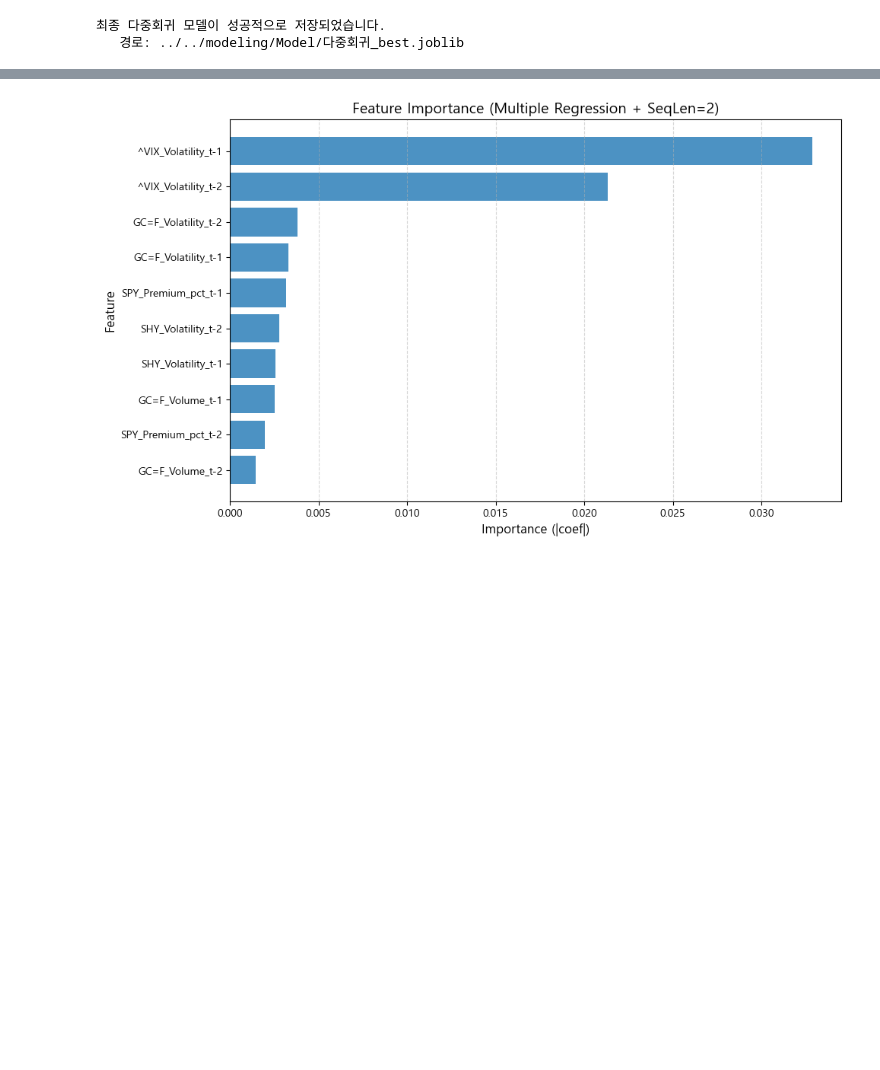
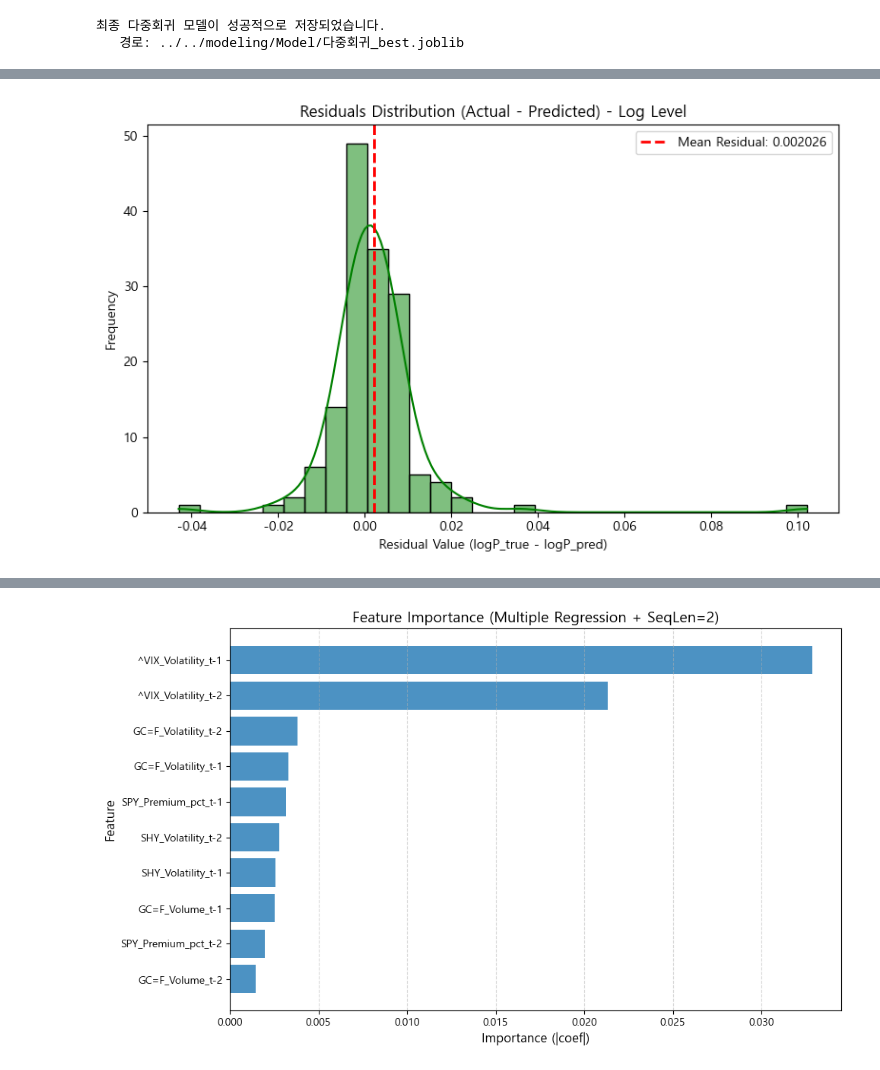
Before and after one commit to sooieong/SP500_Prediction, a Jupyter notebook: 버전2(SPY)/modeling/머신러닝/log_다중회귀.ipynb, the cells around one changed output, grey strips where cells are left out. Drawn from its saved outputs; the diff is of its cells as text; code cells hidden in the pictures; blank space fills up the shorter version.

```diff
--- a/버전2(SPY)/modeling/머신러닝/log_다중회귀.ipynb
+++ b/버전2(SPY)/modeling/머신러닝/log_다중회귀.ipynb
@@ -725,0 +757,27 @@ print(f"   경로: {model_path}")
+# %%
+# ============================================================
+# 2) Residuals Histogram (log-level 기준)
+# ============================================================
+
+import seaborn as sns
+
+# 잔차 계산
+residuals_log = log_true_seq - log_pred_seq
+
+plt.figure(figsize=(8, 5))
+sns.histplot(residuals_log, bins=30, kde=True, color='green', edgecolor='black')
+
+plt.title("Residuals Distribution (Actual - Predicted) - Log Level")
+plt.xlabel("Residual Value (logP_true - logP_pred)")
+plt.ylabel("Frequency")
+
+# 잔차 평균선 표시
+mean_resid = residuals_log.mean()
+plt.axvline(mean_resid, color="red", linestyle="dashed", linewidth=2,
+            label=f"Mean Residual: {mean_resid:.6f}")
+
+plt.legend()
+plt.tight_layout()
+plt.show()
+# %% [output]
+[figure, added]
```
Also changed, not shown: parts of 2 cells of this notebook, 1 other file.
